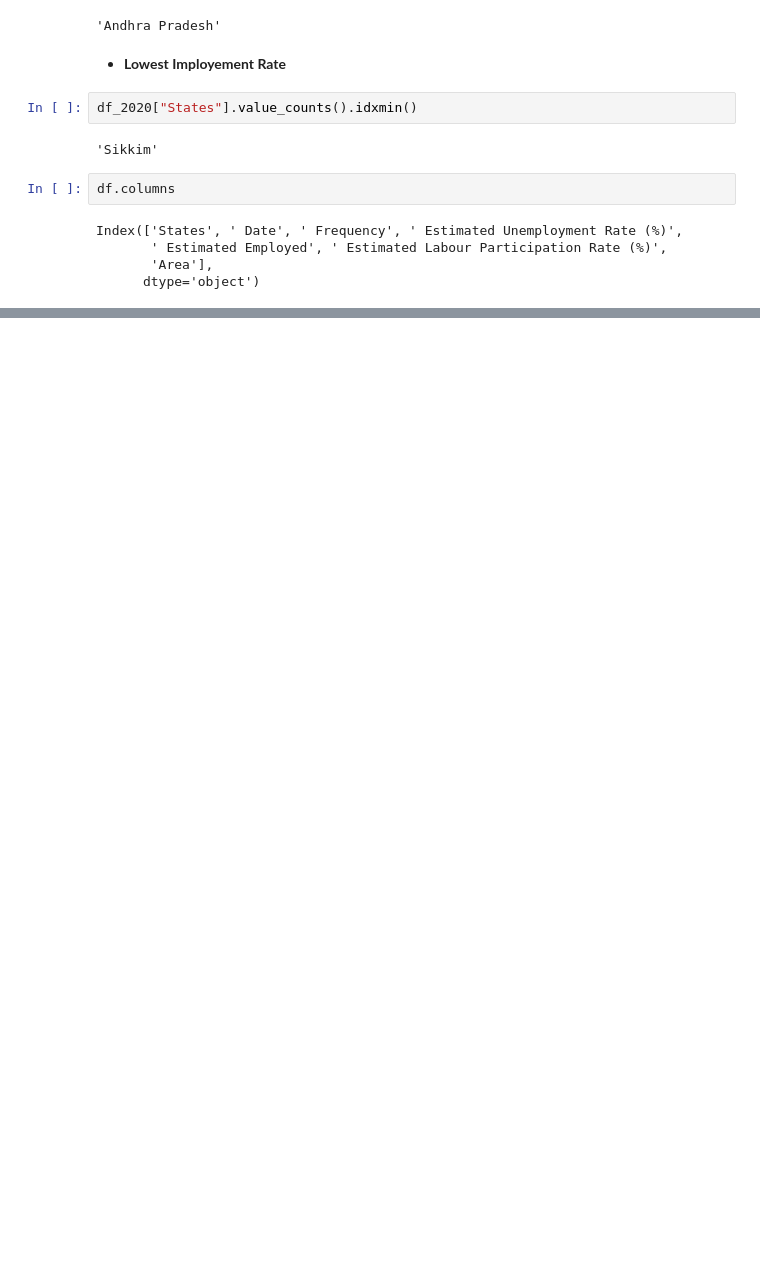
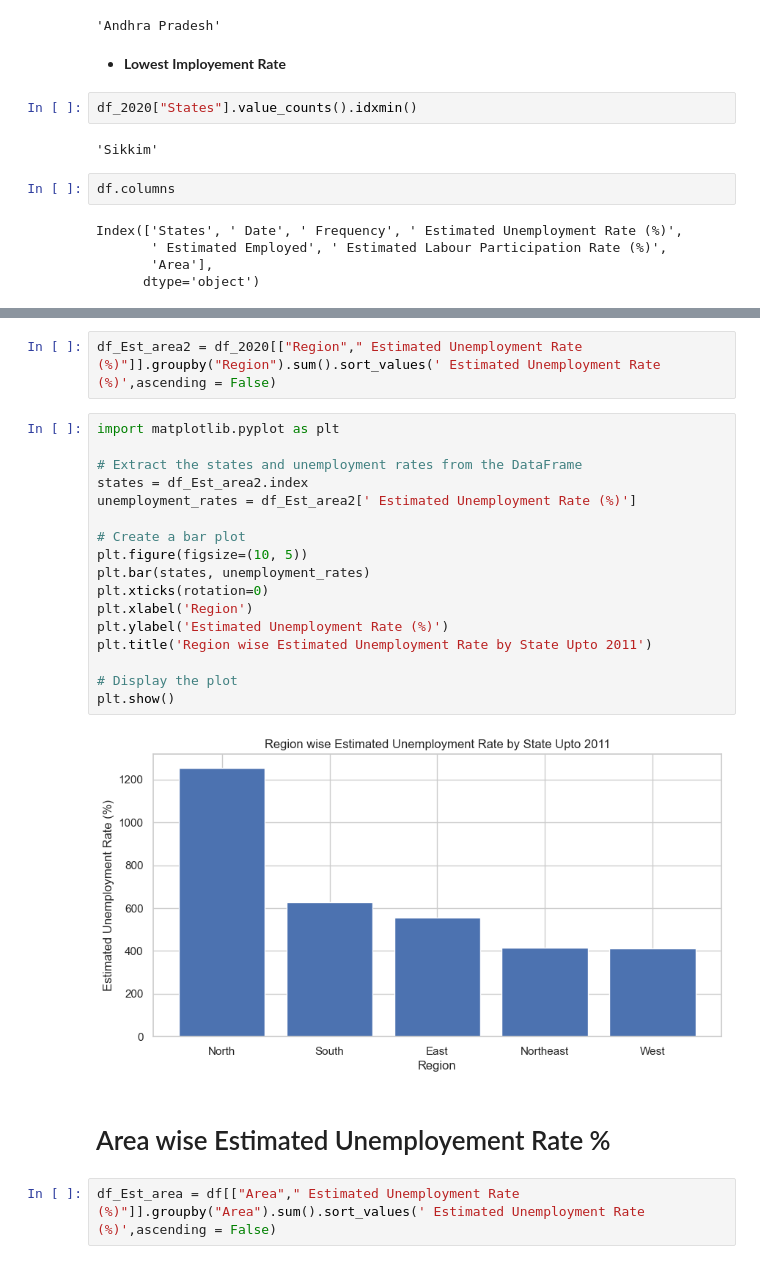
Before and after one commit to farazsfa007/OIBSIP, a Jupyter notebook: Unemployment Analysis/Imployment.ipynb, the cells around one changed output, grey strips where cells are left out. Drawn from its saved outputs; the diff is of its cells as text; blank space fills up the shorter version.

```diff
--- a/Unemployment Analysis/Imployment.ipynb
+++ b/Unemployment Analysis/Imployment.ipynb
@@ -296,0 +371,25 @@ df_Est
+# %%
+df_Est_area2 = df_2020[["Region"," Estimated Unemployment Rate (%)"]].groupby("Region").sum().sort_values(' Estimated Unemployment Rate (%)',ascending = False)
+# %%
+import matplotlib.pyplot as plt
+
+# Extract the states and unemployment rates from the DataFrame
+states = df_Est_area2.index
+unemployment_rates = df_Est_area2[' Estimated Unemployment Rate (%)']
+
+# Create a bar plot
+plt.figure(figsize=(10, 5))
+plt.bar(states, unemployment_rates)
+plt.xticks(rotation=0)
+plt.xlabel('Region')
+plt.ylabel('Estimated Unemployment Rate (%)')
+plt.title('Region wise Estimated Unemployment Rate by State Upto 2011')
+
+# Display the plot
+plt.show()
+# %% [output]
+[figure, added]
+# %% [markdown]
+# Area wise Estimated Unemployement Rate %
+# %%
+df_Est_area = df[["Area"," Estimated Unemployment Rate (%)"]].groupby("Area").sum().sort_values(' Estimated Unemployment Rate (%)',ascending = False)
```
Also changed, not shown: parts of 24 cells of this notebook.
